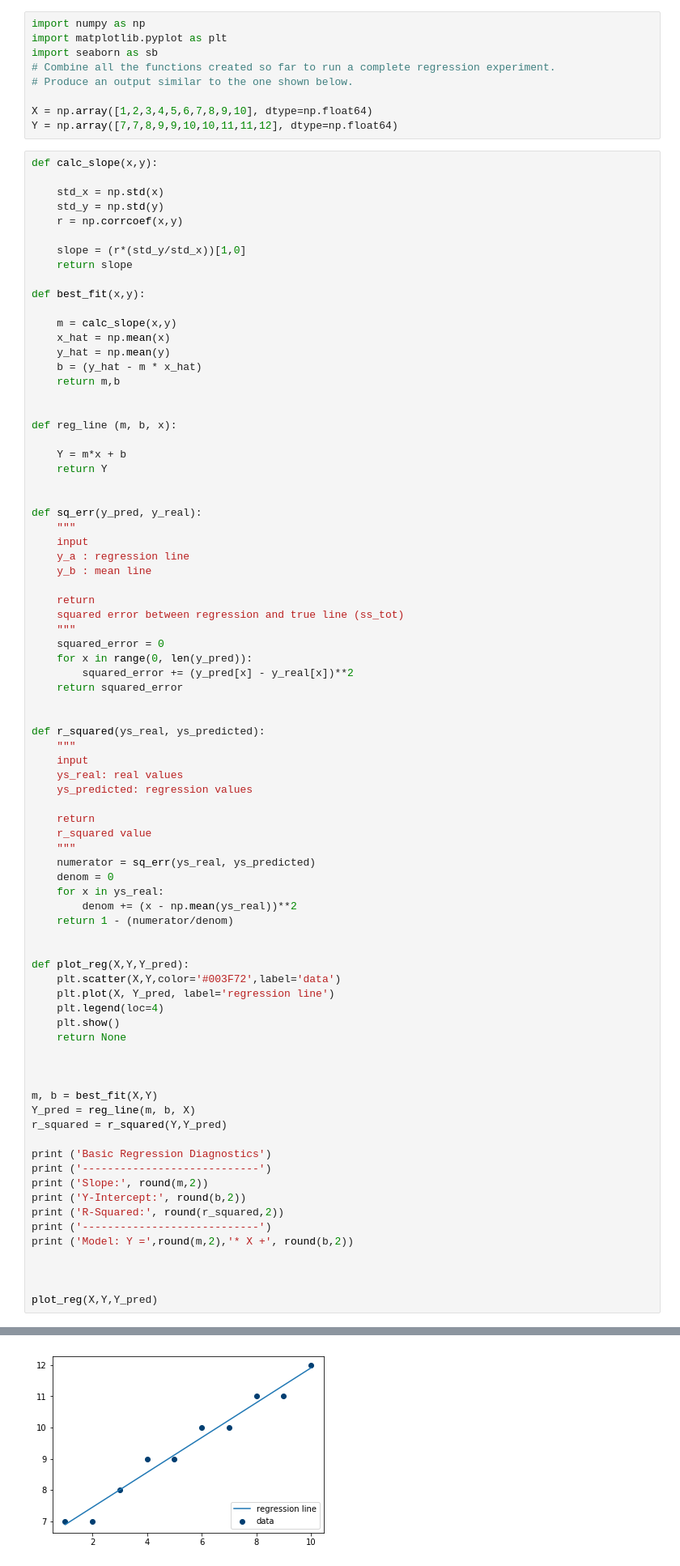
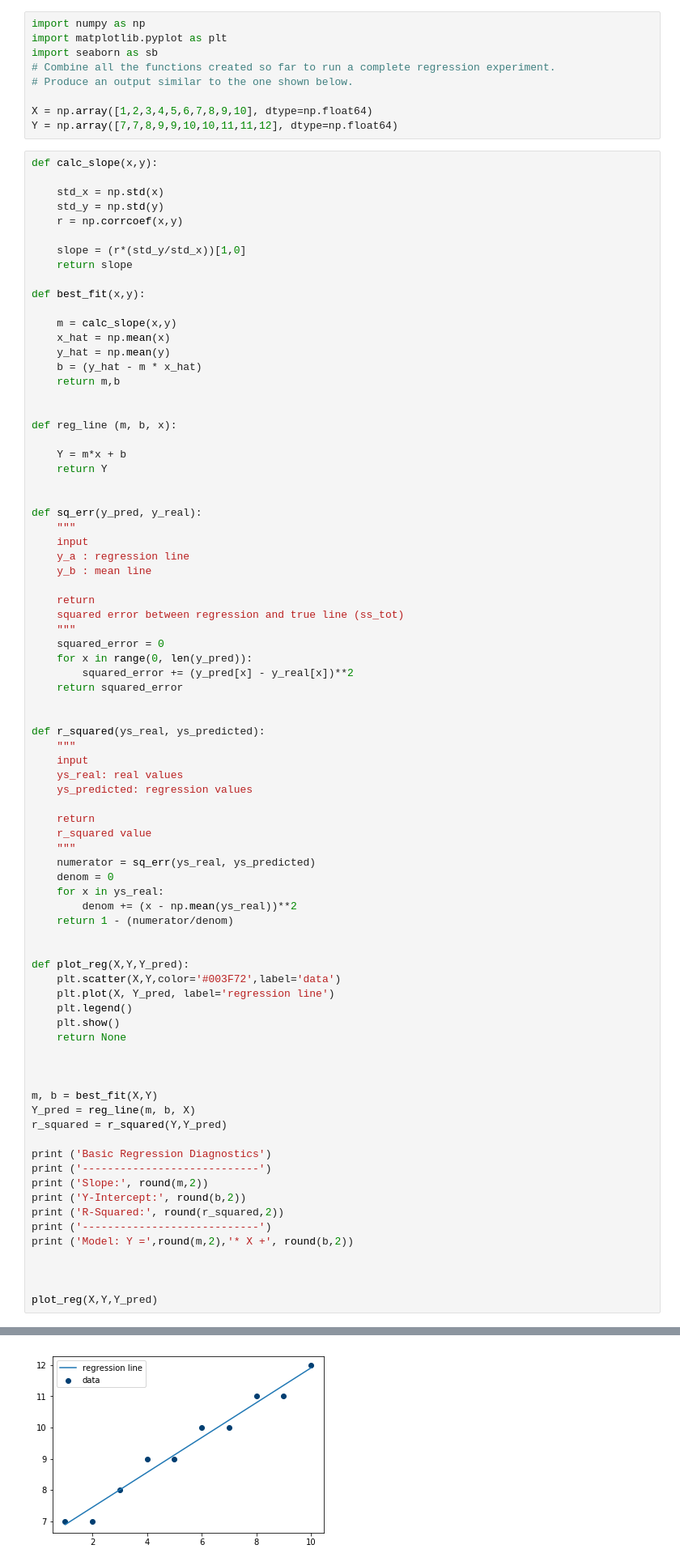
Before and after one commit to mandoiwanaga/dsc-0-10-10-complete-regression-seattle-ds-career-040119, a Jupyter notebook: index.ipynb, the cells around one changed output, grey strips where cells are left out. Shown at 81% size. Saved outputs shown, nothing was run; the diff lists cells and outputs as text.

```diff
--- a/index.ipynb
+++ b/index.ipynb
@@ -91,36 +91,36 @@ def r_squared(ys_real, ys_predicted):
 def plot_reg(X,Y,Y_pred):
     plt.scatter(X,Y,color='#003F72',label='data')
     plt.plot(X, Y_pred, label='regression line')
-    plt.legend(loc=4)
+    plt.legend()
     plt.show()
     return None
 
 
 
 m, b = best_fit(X,Y)
 Y_pred = reg_line(m, b, X)
 r_squared = r_squared(Y,Y_pred)
 
 print ('Basic Regression Diagnostics')
 print ('----------------------------')
 print ('Slope:', round(m,2))
 print ('Y-Intercept:', round(b,2))
 print ('R-Squared:', round(r_squared,2))
 print ('----------------------------')
 print ('Model: Y =',round(m,2),'* X +', round(b,2))
 
 
 
 plot_reg(X,Y,Y_pred)
 # %% [output]
 Basic Regression Diagnostics
 ----------------------------
 Slope: 0.56
 Y-Intercept: 6.33
 R-Squared: 0.97
 ----------------------------
 Model: Y = 0.56 * X + 6.33
-[figure, old version]
+[figure, new version]
 # %%
 # Basic Regression Diagnostics
 # ----------------------------
```
